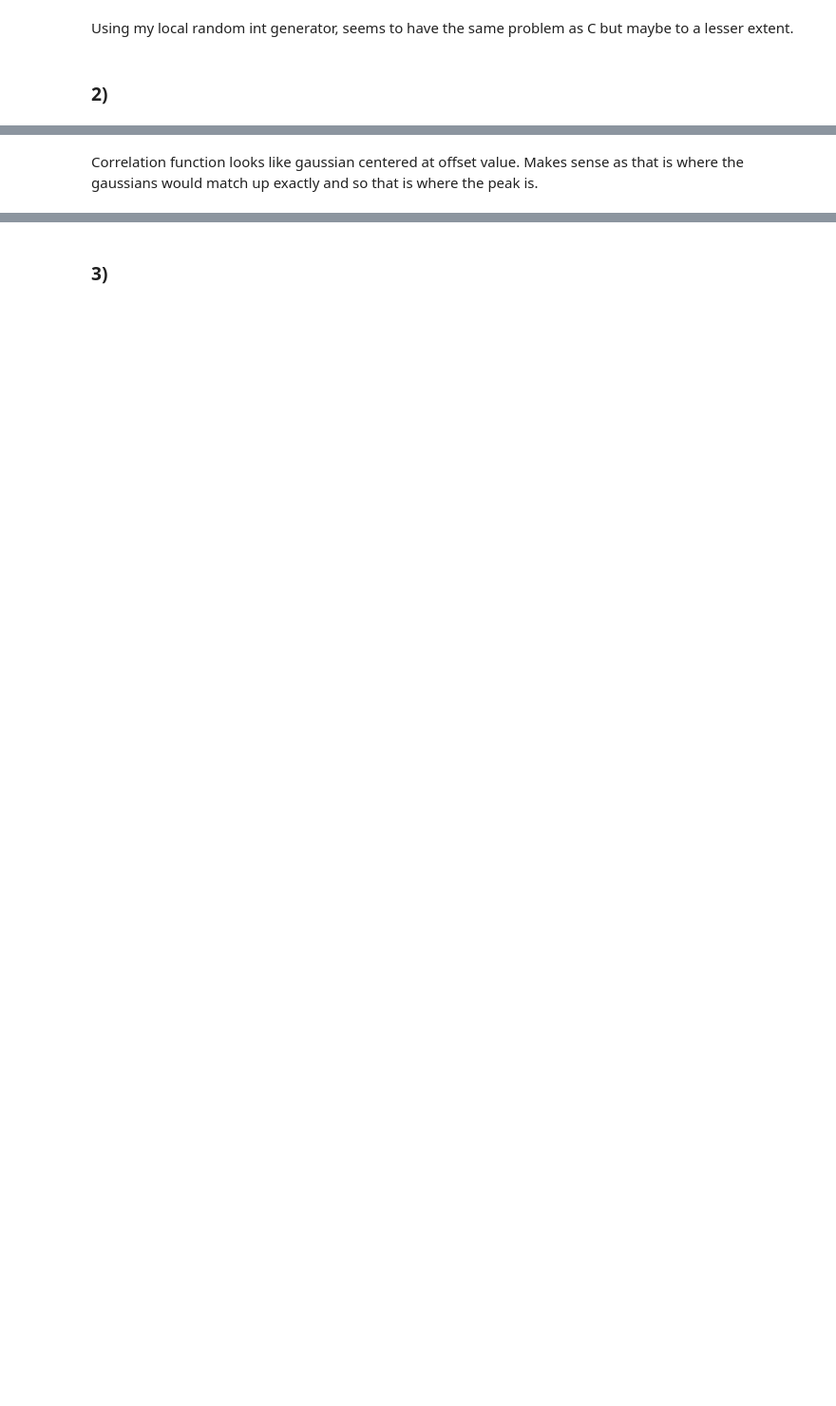
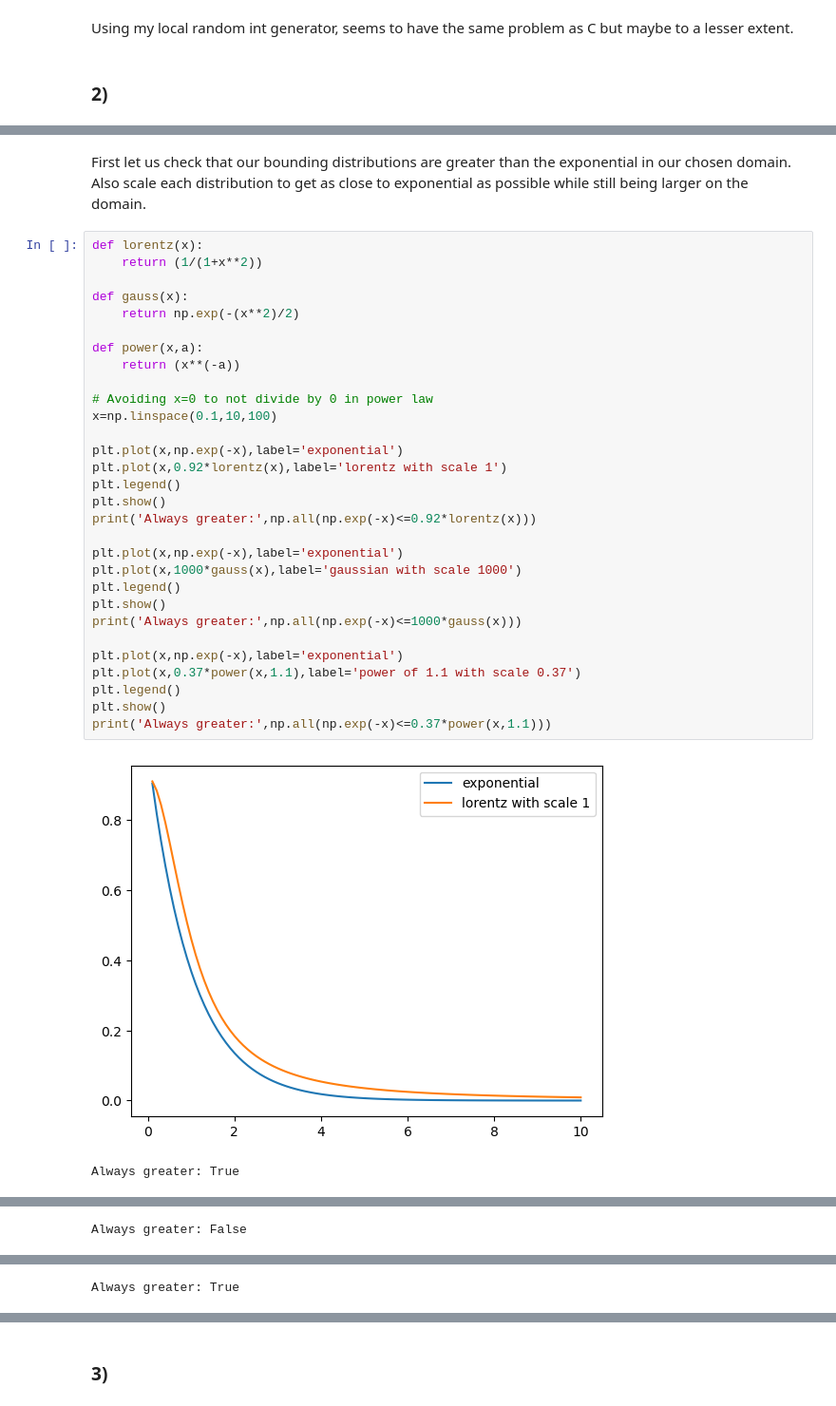
Before and after one commit to kevin-nguyen2k11/PHYS512, a Jupyter notebook: assignment7/Problem Set 7.ipynb, the cells around one changed output, grey strips where cells are left out. Shown at 95% size. Cells and saved outputs as stored; diff of their text form; blank space fills up the shorter version.

```diff
--- a/assignment7/Problem Set 7.ipynb
+++ b/assignment7/Problem Set 7.ipynb
@@ -184,2 +161,35 @@ for s in shifts:
-# %% [markdown]
-Correlation function looks like gaussian centered at offset value. Makes sense as that is where the gaussians would match up exactly and so that is where the peak is.
+# %% [markdown]
+First let us check that our bounding distributions are greater than the exponential in our chosen domain. Also scale each distribution to get as close to exponential as possible while still being larger on the domain.
+# %%
+def lorentz(x):
+    return (1/(1+x**2))
+
+def gauss(x):
+    return np.exp(-(x**2)/2)
+
+def power(x,a):
+    return (x**(-a))
+
+# Avoiding x=0 to not divide by 0 in power law
+x=np.linspace(0.1,10,100)
+
+plt.plot(x,np.exp(-x),label='exponential')
+plt.plot(x,0.92*lorentz(x),label='lorentz with scale 1')
+plt.legend()
+plt.show()
+print('Always greater:',np.all(np.exp(-x)<=0.92*lorentz(x)))
+
+plt.plot(x,np.exp(-x),label='exponential')
+plt.plot(x,1000*gauss(x),label='gaussian with scale 1000')
+plt.legend()
+plt.show()
+print('Always greater:',np.all(np.exp(-x)<=1000*gauss(x)))
+
+plt.plot(x,np.exp(-x),label='exponential')
+plt.plot(x,0.37*power(x,1.1),label='power of 1.1 with scale 0.37')
+plt.legend()
+plt.show()
+print('Always greater:',np.all(np.exp(-x)<=0.37*power(x,1.1)))
+# %% [output]
+[figure, added]
+Always greater: True
@@ -185,0 +197 @@ Correlation function looks like gaussian centered at offset value. Makes sense a
+Always greater: False
@@ -185,0 +199 @@ Correlation function looks like gaussian centered at offset value. Makes sense a
+Always greater: True
```
Also changed, not shown: parts of 25 cells of this notebook, 1 other file.
